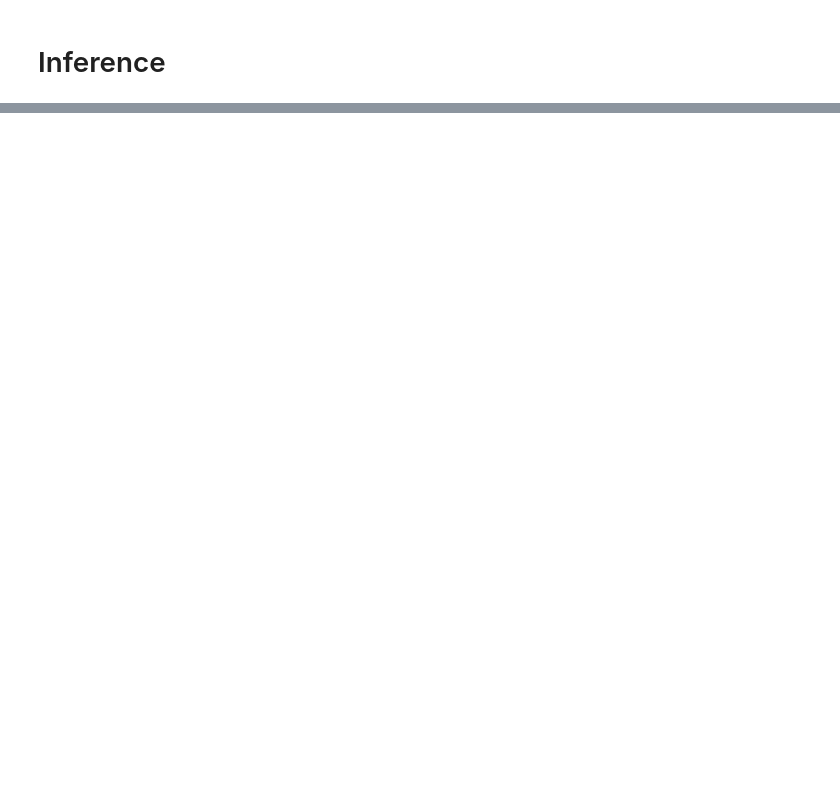
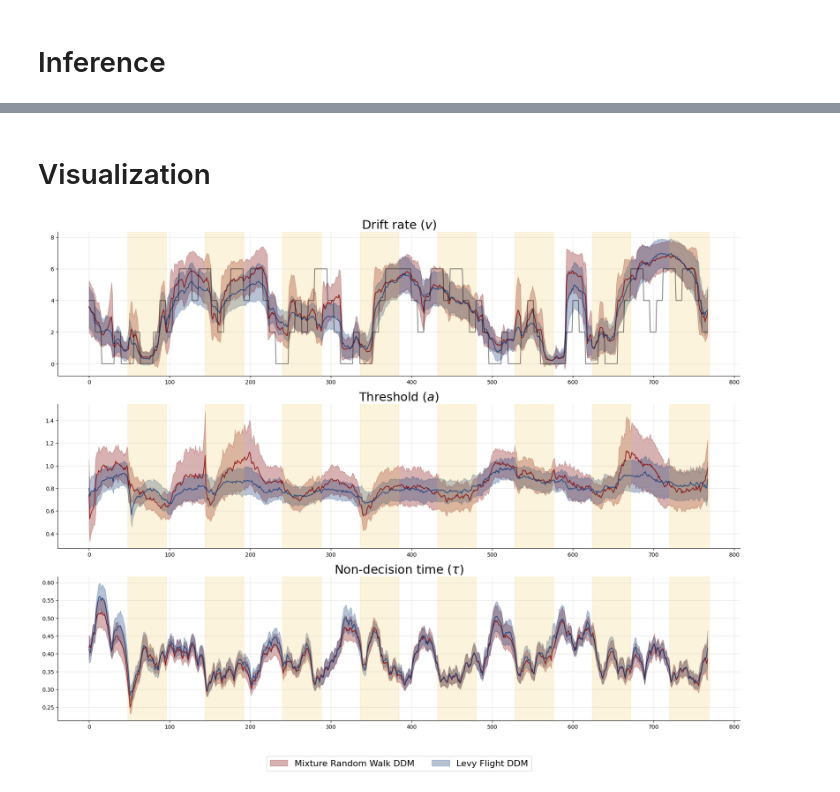
Before and after one commit to bayesflow-org/Non-Stationary-DDM-Validation, a Jupyter notebook: applications/inference/notebooks/model_validation.ipynb, the cells around one changed output, grey strips where cells are left out. Saved outputs shown, nothing was run; the diff lists cells and outputs as text; code cells hidden in the pictures; blank space fills up the shorter version.

```diff
--- a/applications/inference/notebooks/model_validation.ipynb
+++ b/applications/inference/notebooks/model_validation.ipynb
@@ -71,0 +142,2 @@ emp_data.shape
+# %% [markdown]
+# Visualization
@@ -72 +151,56 @@ emp_data.shape
+# %%
+# random walk ddm
+person_rw_samples = rw_local_samples[which]
+rw_post_mean = np.mean(person_rw_samples, axis=1)
+rw_post_std = np.std(person_rw_samples, axis=1)
+# mixture random walk ddm
+person_mrw_samples = mrw_local_samples[which]
+mrw_post_mean = np.mean(person_mrw_samples, axis=1)
+mrw_post_std = np.std(person_mrw_samples, axis=1)
+# levy flight ddm
+person_lf_samples = lf_local_samples[which]
+lf_post_mean = np.mean(person_lf_samples, axis=1)
+lf_post_std = np.std(person_lf_samples, axis=1)
+# regime switching ddm
+person_rs_samples = rs_local_samples[which]
+rs_post_mean = np.mean(person_rs_samples, axis=1)
+rs_post_std = np.std(person_rs_samples, axis=1)
+# %%
+fig, axarr = plt.subplots(3, 1, figsize=(18, 14))
+for i, ax in enumerate(axarr.flat):
+    ax.fill_between(range(NUM_OBS), smoothing_post_mean[:, i] - smoothing_post_std[:, i],
+                    smoothing_post_mean[:, i] + smoothing_post_std[:, i],
+                    color='maroon', alpha=0.3, label="Mixture Random Walk DDM")
+    ax.plot(range(NUM_OBS), smoothing_post_mean[:, i], color='maroon', alpha=0.8)
+
+    ax.fill_between(range(NUM_OBS), lf_post_mean[:, i] - lf_post_std[:, i],
+                    lf_post_mean[:, i] + lf_post_std[:, i],
+                    color=COMPARISON_COLOR, alpha=0.3, label="Levy Flight DDM")
+    ax.plot(range(NUM_OBS), lf_post_mean[:, i], color=COMPARISON_COLOR, alpha=0.8)
+
+    ax.set_title(f'{LOCAL_PARAM_LABELS[i]} (${LOCAL_PARAM_NAMES[i]}$)', fontsize=FONT_SIZE_1)
+
+        # stan
+        # ax.fill_between(range(NUM_OBS), stan_post_means[:, i-1] - stan_post_stds[:, i-1],
+        #                 stan_post_means[:, i-1] + stan_post_stds[:, i-1],
+        #                 color=COMPARISON_COLOR, alpha=0.3, label="Stationary DDM")
+        # ax.plot(range(N_OBS), stan_post_means[:, i-1], color=COMPARISON_COLOR, alpha=0.8)
+
+    x = 0
+    while x < idx_speed.shape[0]:
+        ax.axvspan(idx_speed[x] + 1, idx_speed[x + 1] + 1, alpha=0.2, color='#f0c654')
+        x = x + 2
+
+    ax.grid(alpha=0.3)
+
+    if i == 2:
+        plt.subplots_adjust(hspace=0.5)
+        plt.legend(fontsize=16, loc='center',
+                bbox_to_anchor=(0.5, -0.3), ncol=2)
+axarr[0].plot(range(NUM_OBS), (person_data['difficulty'] - 3) * -2, color='black', alpha=0.5)
+sns.despine()
+fig.tight_layout()
+# plt.savefig("../plots/param_dynamics.png", dpi=300, bbox_inches="tight")
+# %% [output]
+[figure, added]
 # %%
```
Also changed, not shown: parts of 6 cells of this notebook.
